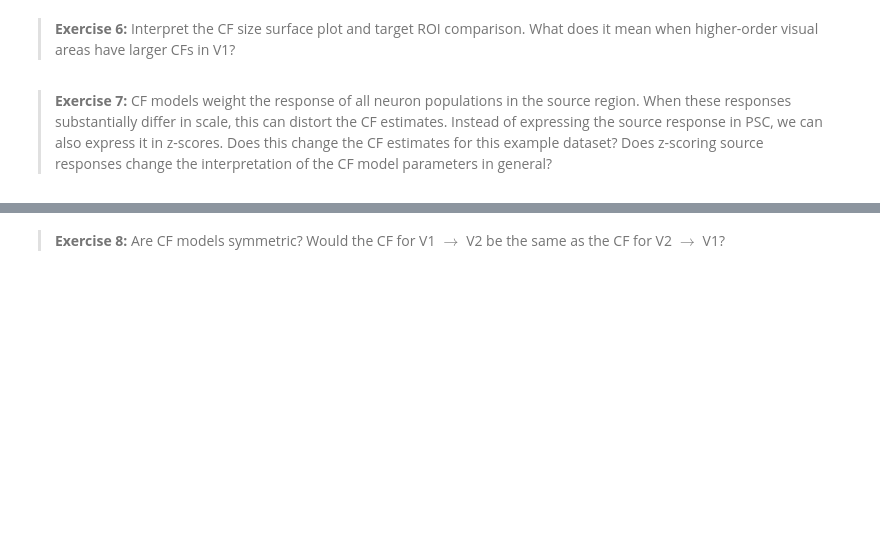
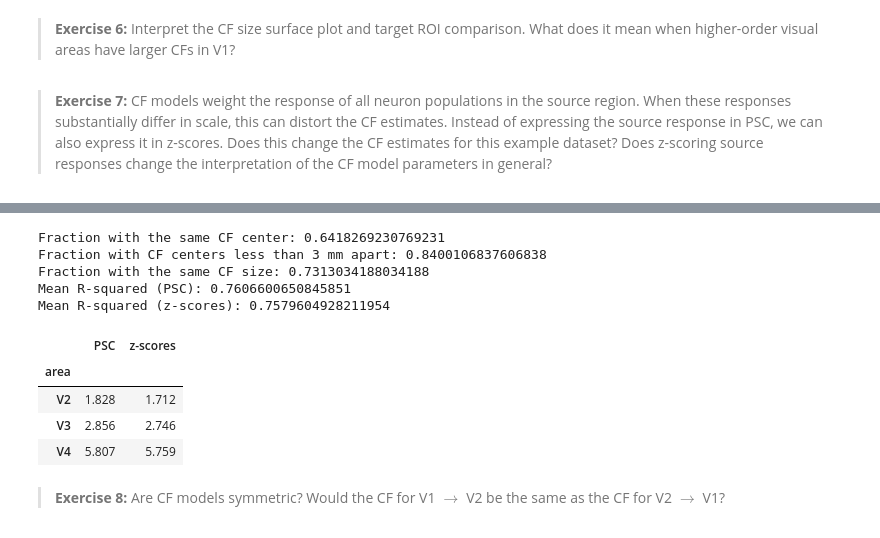
Before and after one commit to martaangelo/prf, a Jupyter notebook: notebooks/workshop/04-cf-visual-fmri.ipynb, the cells around one changed output, grey strips where cells are left out. Drawn from its saved outputs; the diff is of its cells as text; code cells hidden in the pictures; blank space fills up the shorter version.

```diff
--- a/notebooks/workshop/04-cf-visual-fmri.ipynb
+++ b/notebooks/workshop/04-cf-visual-fmri.ipynb
@@ -846,3 +861,38 @@ response_z.shape
+# %%
+#compare the estimates for the vertices selected in the cell before
+
+is_compared = is_selected[is_target]
+estimates_psc = ls_params[is_target][is_compared].reset_index(drop=True)
+estimates_z = ls_params_z[is_compared].reset_index(drop=True)
+
+# Distance between the CF centers estimated with both source responses (in mm)
+center_distance = distance_matrix[
+    estimates_psc["center_index"].astype(int), estimates_z["center_index"].astype(int)
+]
+
+print("Fraction with the same CF center:", np.mean(center_distance == 0.0))
+print("Fraction with CF centers less than 3 mm apart:", np.mean(center_distance < 3.0))
+print("Fraction with the same CF size:", np.mean(np.isclose(estimates_psc["sigma"], estimates_z["sigma"])))
+print("Mean R-squared (PSC):", r_squared[is_target][is_compared].mean())
+print("Mean R-squared (z-scores):", r_squared_z[is_compared].mean())
+
+# Mean CF size per visual area
+pd.DataFrame({
+    "PSC": estimates_psc["sigma"],
+    "z-scores": estimates_z["sigma"],
+    "area": visual_area_valid[is_target][is_compared],
+}).groupby("area").mean()
+# %% [output]
+Fraction with the same CF center: 0.6418269230769231
+Fraction with CF centers less than 3 mm apart: 0.8400106837606838
+Fraction with the same CF size: 0.7313034188034188
+Mean R-squared (PSC): 0.7606600650845851
+Mean R-squared (z-scores): 0.7579604928211954
+|  | PSC | z-scores |
+| area |  |  |
+| V2 | 1.828 | 1.712 |
+| V3 | 2.856 | 2.746 |
+| V4 | 5.807 | 5.759 |
 # %% [markdown]
 > **Exercise 8:** Are CF models symmetric? Would the CF for V1 $\rightarrow$ V2 be the same as the CF for V2 $\rightarrow$ V1?
 # %% [markdown]
```
Also changed, not shown: parts of 9 cells of this notebook.
